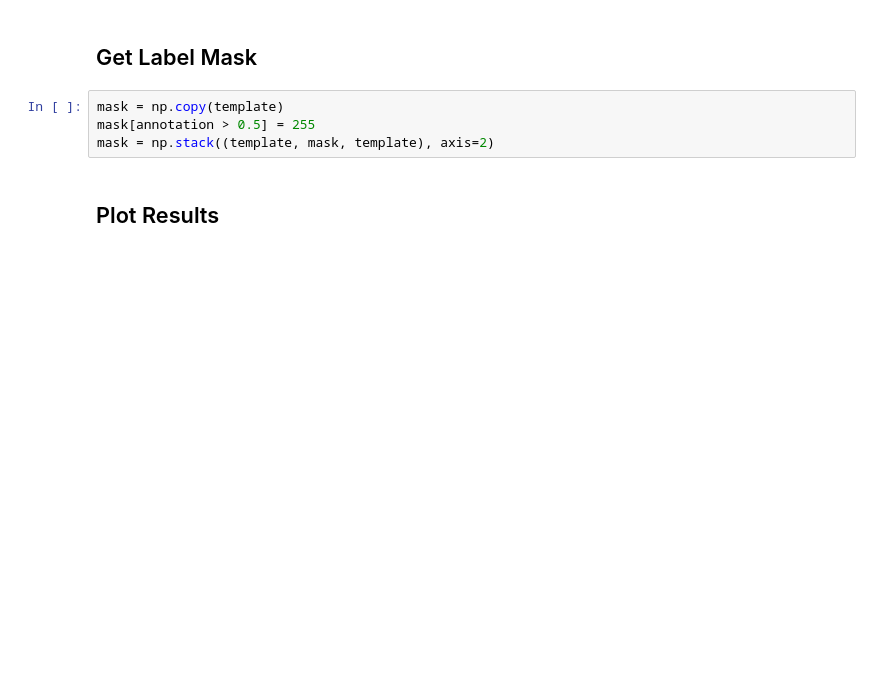
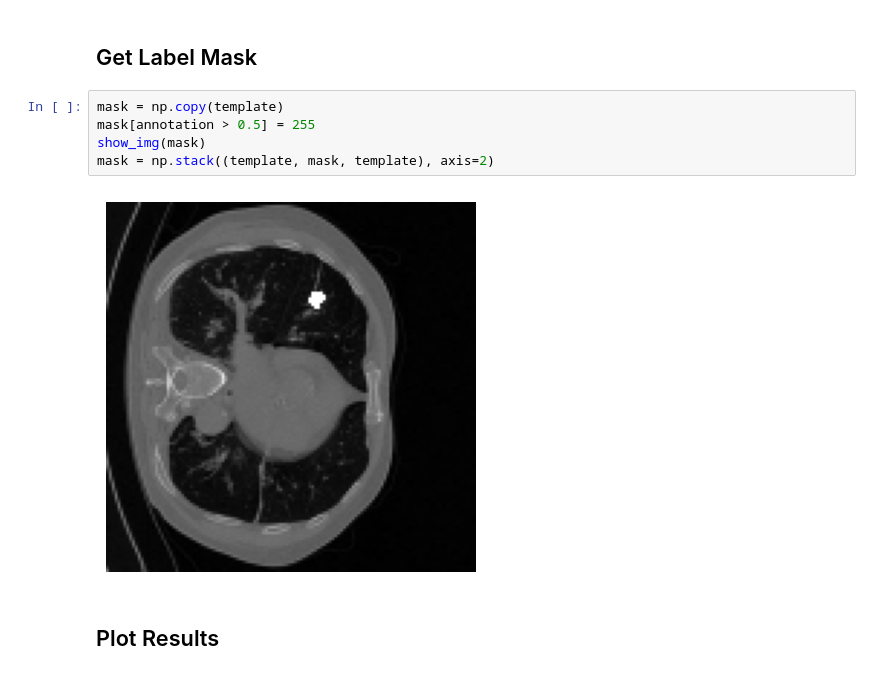
Before and after one commit to onebottlekick/JNU_dl, a Jupyter notebook: unet_lung_cancer.ipynb, the cells around one changed output. Saved outputs shown, nothing was run; the diff lists cells and outputs as text; blank space fills up the shorter version.

```diff
--- a/unet_lung_cancer.ipynb
+++ b/unet_lung_cancer.ipynb
@@ -100,7 +103,10 @@ pred_mask = np.stack((template, template, pred_mask), axis=2)
 # %%
 mask = np.copy(template)
 mask[annotation > 0.5] = 255
+show_img(mask)
 mask = np.stack((template, mask, template), axis=2)
+# %% [output]
+[figure, added]
 # %% [markdown]
 ## Plot Results
 # %%
```
Also changed, not shown: parts of 6 cells of this notebook.
